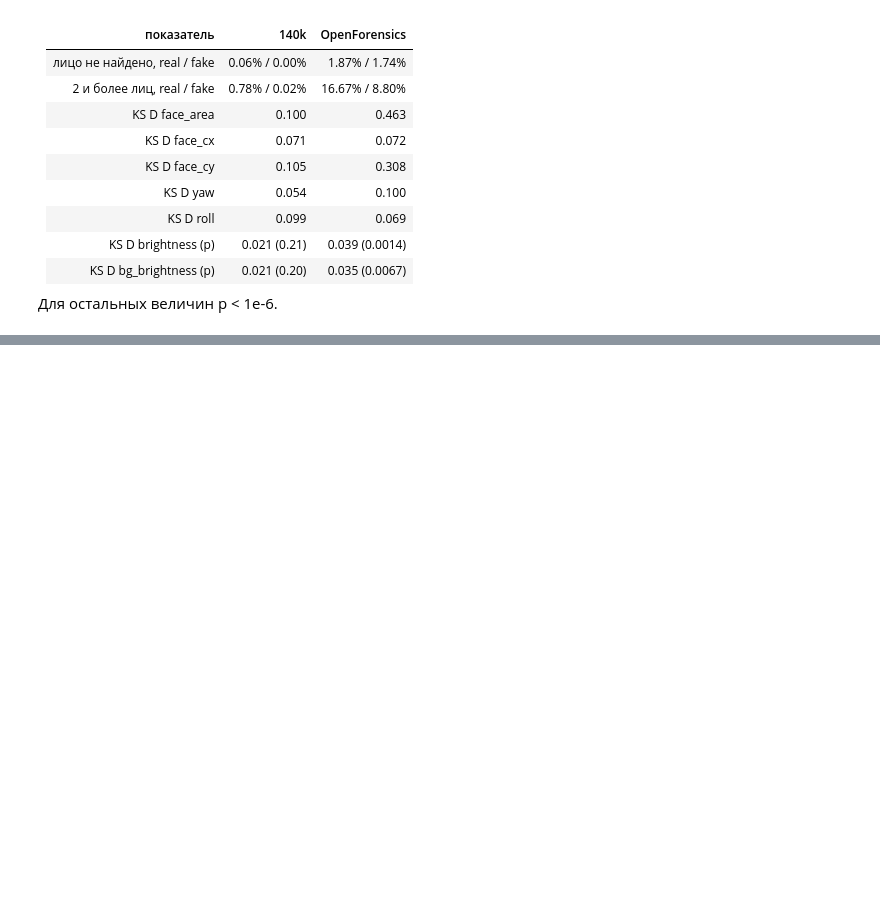
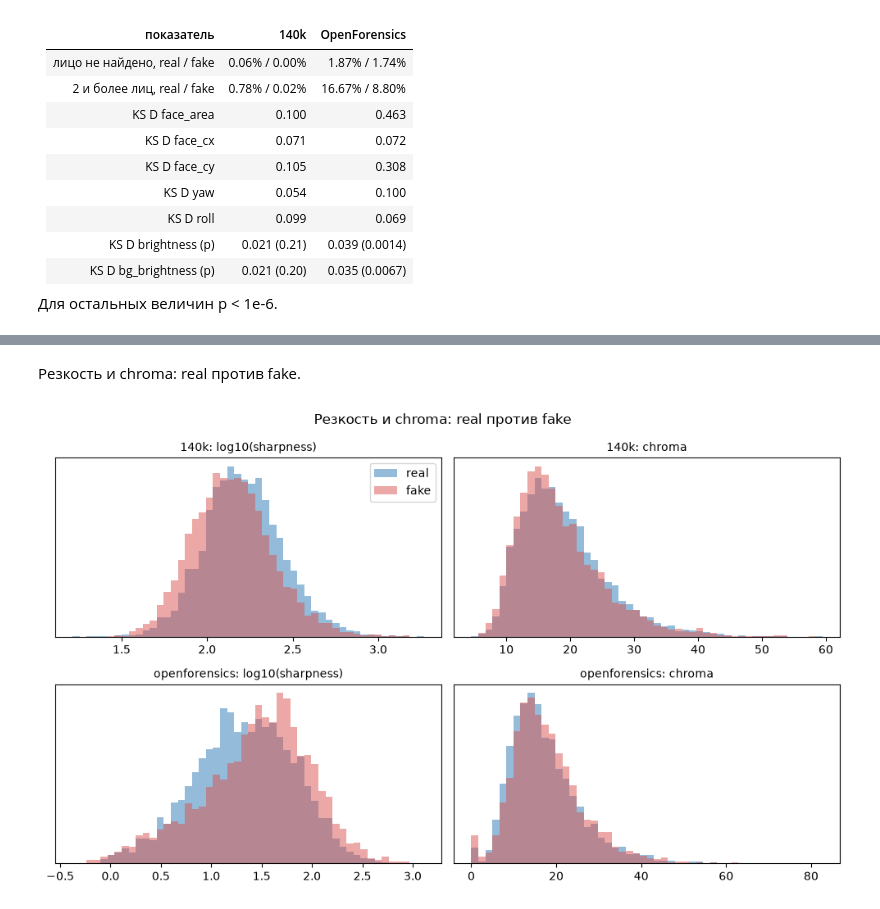
Before and after one commit to ayazvaliev/35-Deepfake-image-detection-project-HSE-26, a Jupyter notebook: notebooks/eda_140k.ipynb, the cells around one changed output, grey strips where cells are left out. Saved outputs shown, nothing was run; the diff lists cells and outputs as text; code cells hidden in the pictures; blank space fills up the shorter version.

```diff
--- a/notebooks/eda_140k.ipynb
+++ b/notebooks/eda_140k.ipynb
@@ -415,0 +421,6 @@ for name, mask in [("face_area < 0.22", of_fake_train["face_area"] < 0.22), ("fa
+# %%
+from src.cheater import FEATURE_GROUPS, cheater_auc, cheater_data, cheater_importance, feature_auc
+
+cheat = cheater_data()
+print("пропусков в признаках:", cheat[FEATURE_GROUPS["all"]].isna().sum().sum())
+cheat.groupby(["dataset", "split", "label"]).size().unstack("label").rename(columns=classes)
@@ -415,0 +435,20 @@ for name, mask in [("face_area < 0.22", of_fake_train["face_area"] < 0.22), ("fa
+# %% [markdown]
+Резкость и chroma: real против fake.
+# %%
+fig, axes = plt.subplots(2, 2, figsize=(10, 6))
+for row, ds in zip(axes, datasets):
+    group = cheat[cheat["dataset"] == ds]
+    for ax, field, values in [
+        (row[0], "log10(sharpness)", np.log10(group["sharpness"])),
+        (row[1], "chroma", group["chroma"]),
+    ]:
+        bins = np.histogram_bin_edges(values, bins=50)
+        for label, cls in classes.items():
+            ax.hist(values[group["label"] == label], bins=bins, density=True, alpha=0.5, color=COLORS[cls], label=cls)
+        ax.set_title(f"{ds}: {field}", fontsize=10)
+        ax.set_yticks([])
+axes[0, 0].legend()
+fig.suptitle("Резкость и chroma: real против fake")
+fig.tight_layout()
+# %% [output]
+[figure, added]
```
Also changed, not shown: parts of 26 cells of this notebook, 2 other files.
